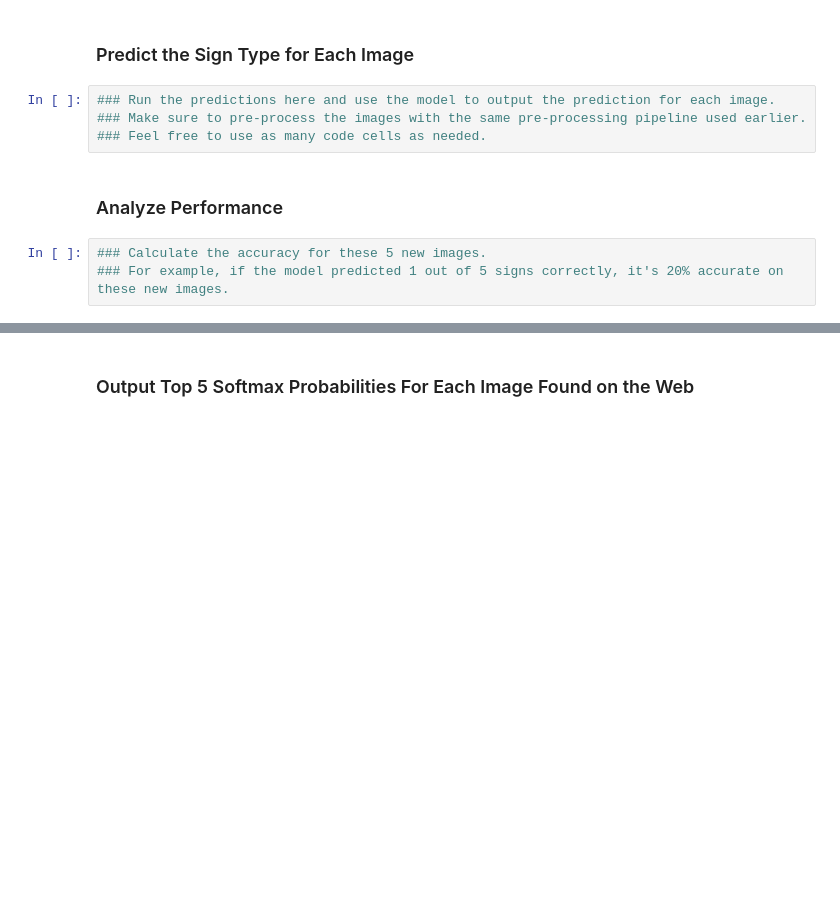
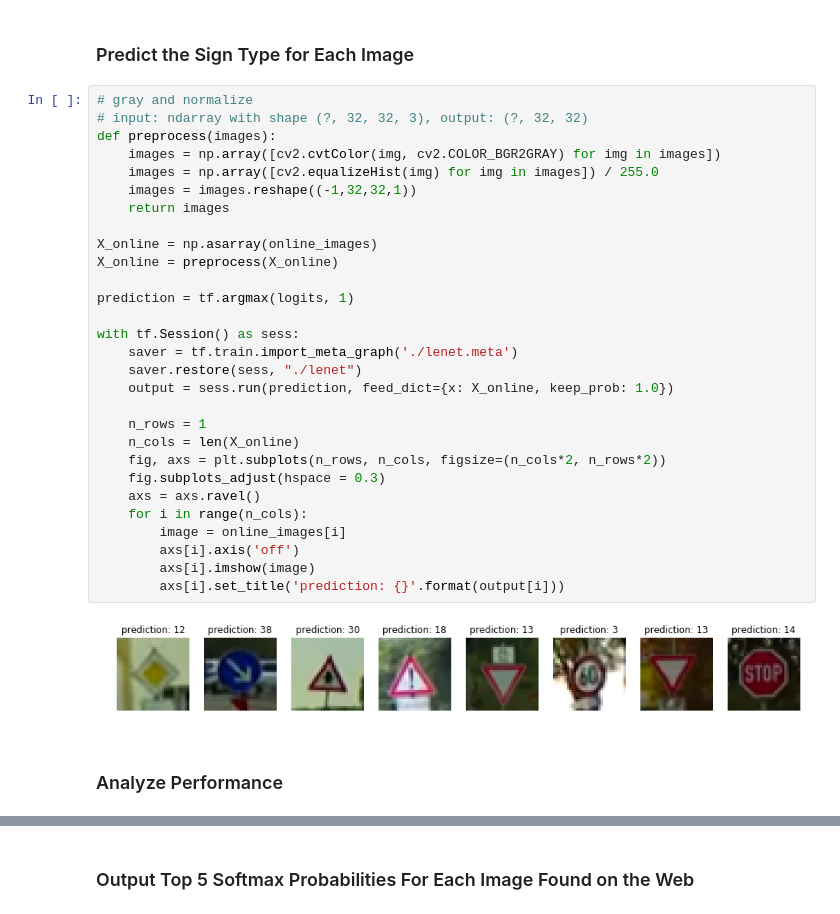
Before and after one commit to kei-sato/CarND-Traffic-Sign-Classifier-Project, a Jupyter notebook: Traffic_Sign_Classifier.ipynb, the cells around one changed output, grey strips where cells are left out. Cells and saved outputs as stored; diff of their text form; blank space fills up the shorter version.

```diff
--- a/Traffic_Sign_Classifier.ipynb
+++ b/Traffic_Sign_Classifier.ipynb
@@ -587,11 +627,35 @@ You may find `signnames.csv` useful as it contains mappings from the class id (i
 # %% [markdown]
 ### Predict the Sign Type for Each Image
-# %%
-### Run the predictions here and use the model to output the prediction for each image.
-### Make sure to pre-process the images with the same pre-processing pipeline used earlier.
-### Feel free to use as many code cells as needed.
+# %%
+# gray and normalize
+# input: ndarray with shape (?, 32, 32, 3), output: (?, 32, 32)
+def preprocess(images):
+    images = np.array([cv2.cvtColor(img, cv2.COLOR_BGR2GRAY) for img in images])
+    images = np.array([cv2.equalizeHist(img) for img in images]) / 255.0
+    images = images.reshape((-1,32,32,1))
+    return images
+
+X_online = np.asarray(online_images)
+X_online = preprocess(X_online)
+
+prediction = tf.argmax(logits, 1)
+
+with tf.Session() as sess:
+    saver = tf.train.import_meta_graph('./lenet.meta')
+    saver.restore(sess, "./lenet")
+    output = sess.run(prediction, feed_dict={x: X_online, keep_prob: 1.0})
+
+    n_rows = 1
+    n_cols = len(X_online)
+    fig, axs = plt.subplots(n_rows, n_cols, figsize=(n_cols*2, n_rows*2))
+    fig.subplots_adjust(hspace = 0.3)
+    axs = axs.ravel()
+    for i in range(n_cols):
+        image = online_images[i]
+        axs[i].axis('off')
+        axs[i].imshow(image)
+        axs[i].set_title('prediction: {}'.format(output[i]))
+# %% [output]
+[figure, added]
 # %% [markdown]
 ### Analyze Performance
-# %%
-### Calculate the accuracy for these 5 new images.
-### For example, if the model predicted 1 out of 5 signs correctly, it's 20% accurate on these new images.
```
Also changed, not shown: parts of 11 cells of this notebook, 8 other files.
